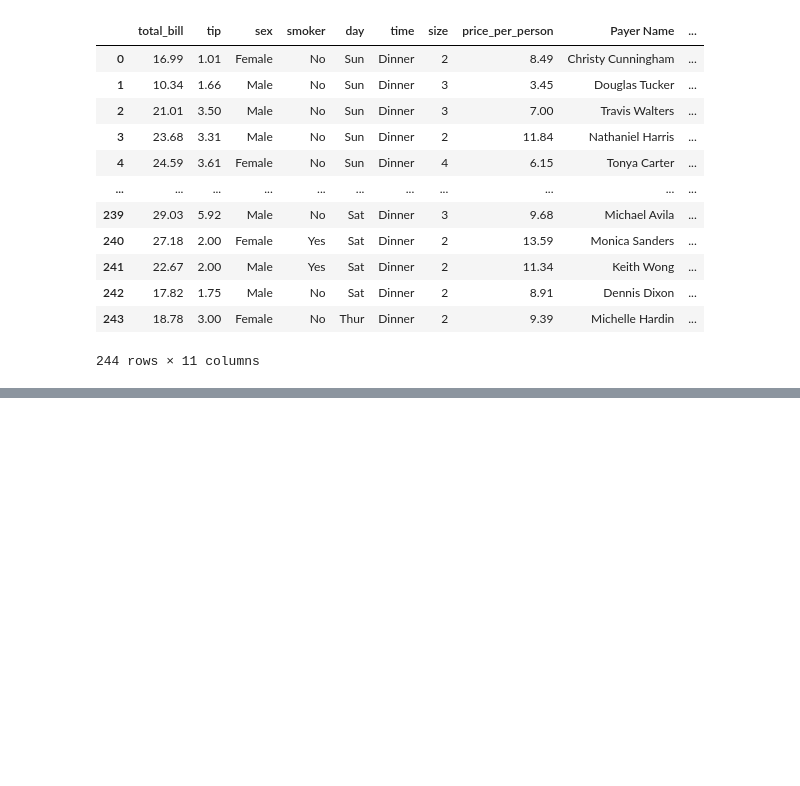
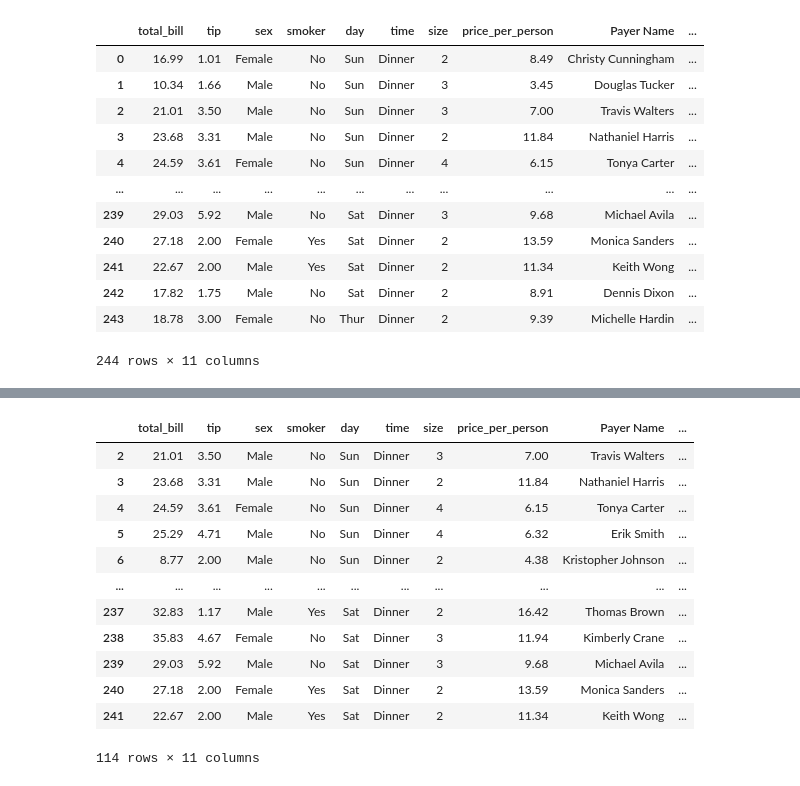
Before and after one commit to sremresimsek/data_cleaning_bootcamp, a Jupyter notebook: pandas/pandas_4.ipynb, the cells around one changed output, grey strips where cells are left out. Saved outputs shown, nothing was run; the diff lists cells and outputs as text; code cells hidden in the pictures; blank space fills up the shorter version.

```diff
--- a/pandas/pandas_4.ipynb
+++ b/pandas/pandas_4.ipynb
@@ -616,0 +707,16 @@ df_tips
+# %%
+df_tips[~(df_tips["total_bill"].between(10, 20))] # total_bill degeri 10 ile 20 arasinda olmayan satirlari dondurur
+# %% [output]
+|  | total_bill | tip | sex | smoker | day | time | size | price_per_person | Payer Name | ... |
+| 2 | 21.01 | 3.50 | Male | No | Sun | Dinner | 3 | 7.00 | Travis Walters | ... |
+| 3 | 23.68 | 3.31 | Male | No | Sun | Dinner | 2 | 11.84 | Nathaniel Harris | ... |
+| 4 | 24.59 | 3.61 | Female | No | Sun | Dinner | 4 | 6.15 | Tonya Carter | ... |
+| 5 | 25.29 | 4.71 | Male | No | Sun | Dinner | 4 | 6.32 | Erik Smith | ... |
+| 6 | 8.77 | 2.00 | Male | No | Sun | Dinner | 2 | 4.38 | Kristopher Johnson | ... |
+| ... | ... | ... | ... | ... | ... | ... | ... | ... | ... | ... |
+| 237 | 32.83 | 1.17 | Male | Yes | Sat | Dinner | 2 | 16.42 | Thomas Brown | ... |
+| 238 | 35.83 | 4.67 | Female | No | Sat | Dinner | 3 | 11.94 | Kimberly Crane | ... |
+| 239 | 29.03 | 5.92 | Male | No | Sat | Dinner | 3 | 9.68 | Michael Avila | ... |
+| 240 | 27.18 | 2.00 | Female | Yes | Sat | Dinner | 2 | 13.59 | Monica Sanders | ... |
+| 241 | 22.67 | 2.00 | Male | Yes | Sat | Dinner | 2 | 11.34 | Keith Wong | ... |
+114 rows × 11 columns
```
Also changed, not shown: parts of 18 cells of this notebook, 3 other files.
